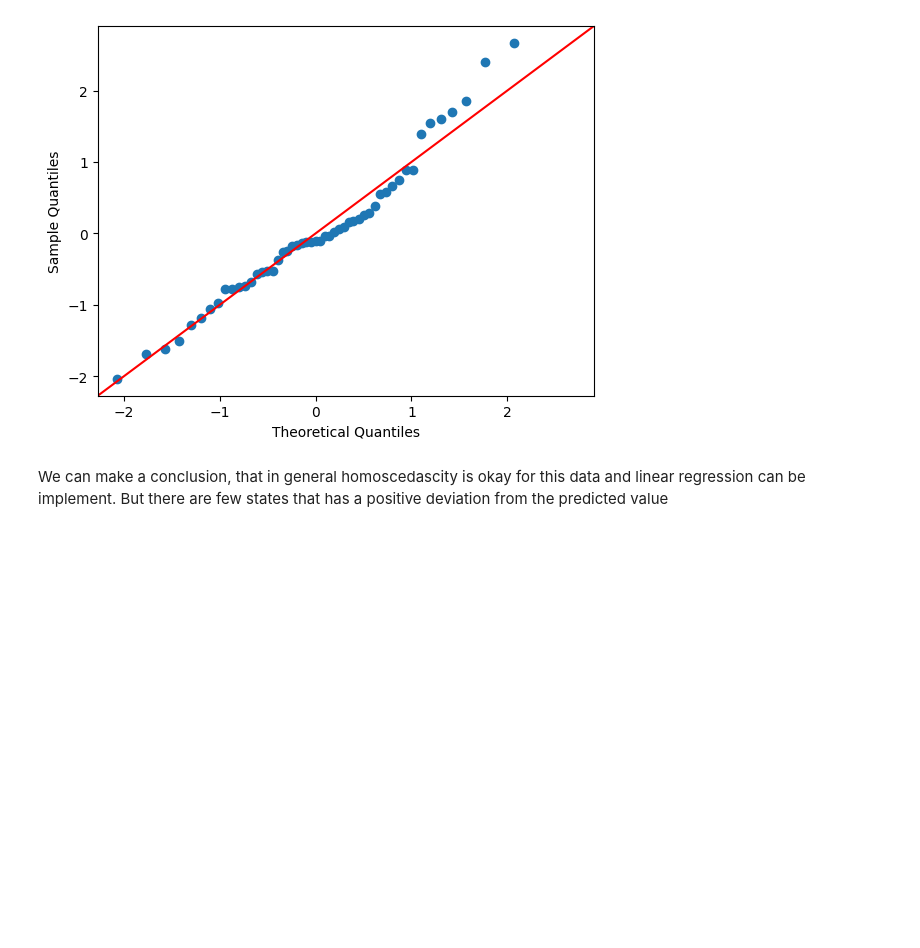
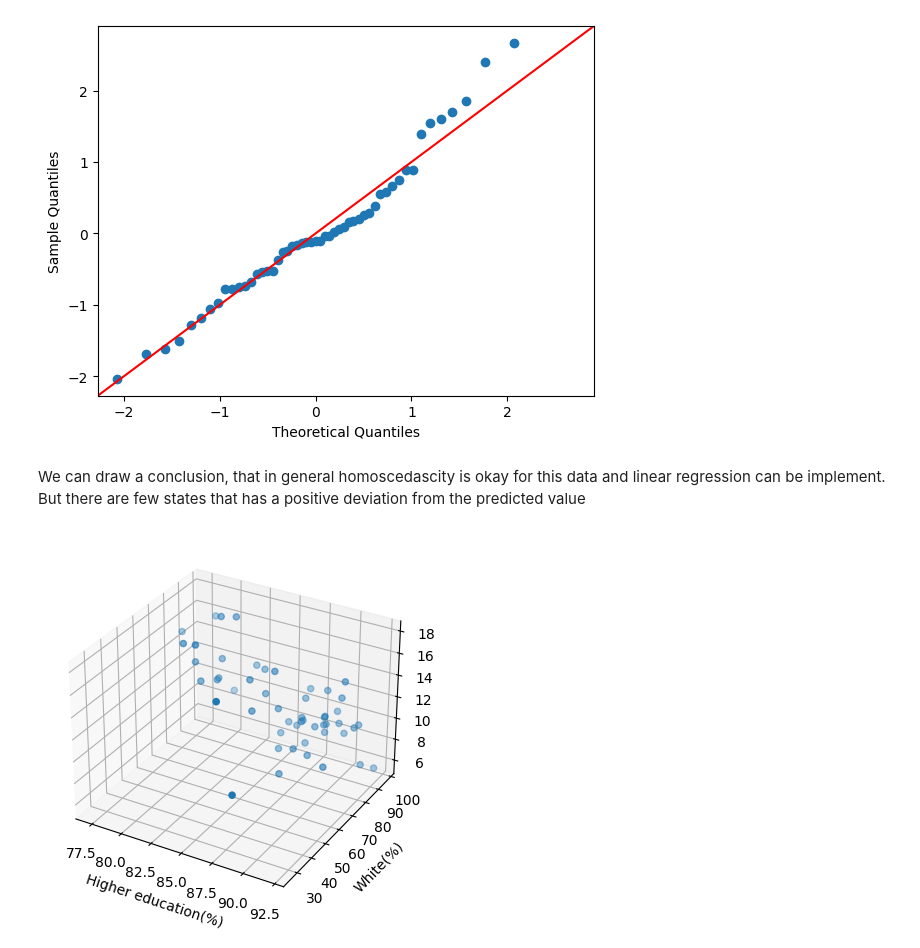
Before and after one commit to elizavetakotelnikova/Basic_statistics_projects, a Jupyter notebook: Linear_regression.ipynb, the cells around one changed output. Cells and saved outputs as stored; diff of their text form; code cells hidden in the pictures; blank space fills up the shorter version.

```diff
--- a/Linear_regression.ipynb
+++ b/Linear_regression.ipynb
@@ -73,4 +73,17 @@ plt.show()
 # %% [output]
 [figure]
 # %% [markdown]
-We can make a conclusion, that in general homoscedascity is okay for this data and linear regression can be implement. But there are few states that has a positive deviation from the predicted value
+We can draw a conclusion, that in general homoscedascity is okay for this data and linear regression can be implement. But there are few states that has a positive deviation from the predicted value
+# %%
+from mpl_toolkits.mplot3d import Axes3D
+
+fig = plt.figure()
+ax = fig.add_subplot(111, projection="3d")
+ax.scatter(xs=df['hs_grad'], ys=df['white'], zs=df['poverty'])
+ax.set_xlabel('Higher education(%)')
+ax.set_ylabel('White(%)')
+ax.set_zlabel('Poverty(%)')
+
+plt.show()
+# %% [output]
+[figure, added]
```
Also changed, not shown: parts of 3 cells of this notebook.
